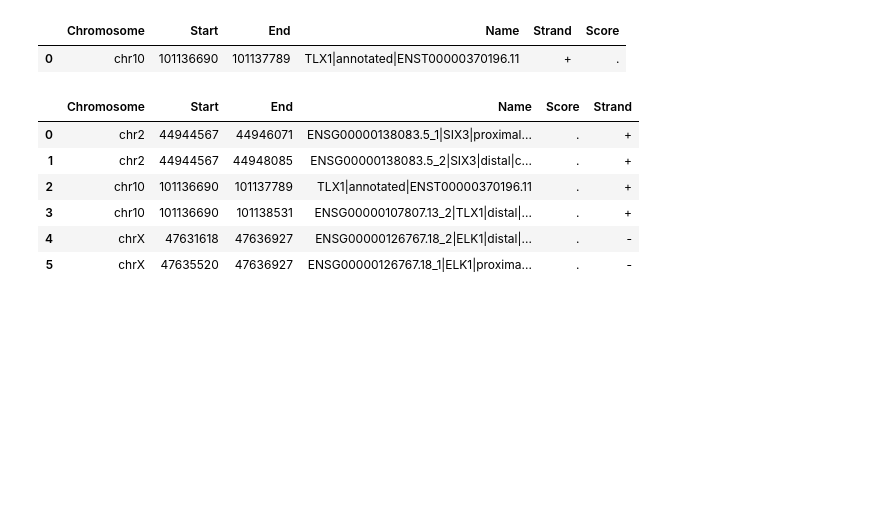
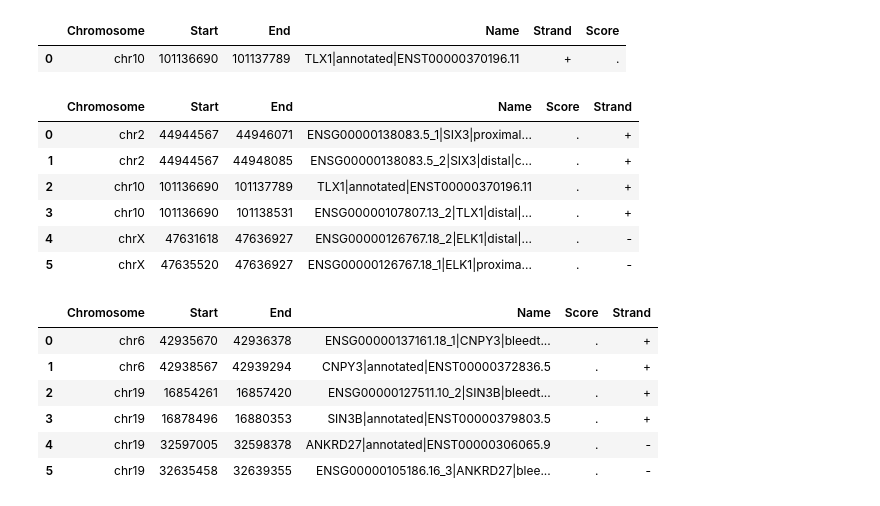
Before and after one commit to frattalab/tdp43-apa, a Jupyter notebook: wet/get_isoform_pairs_bed.ipynb, the cells around one changed output. Drawn from its saved outputs; the diff is of its cells as text; code cells hidden in the pictures; blank space fills up the shorter version.

Commit message:
output IPA pair BED file

```diff
--- a/wet/get_isoform_pairs_bed.ipynb
+++ b/wet/get_isoform_pairs_bed.ipynb
@@ -118,3 +127,17 @@ d3utr_sel
 | 5 | chrX | 47635520 | 47636927 | ENSG00000126767.18_1|ELK1|proxima... | . | - |
 # %%
 d3utr_sel.to_bed("processed/validation_region_beds/2024-04-08_cryptic_and_annotated.selected.3ext.bed")
+# %%
+## IPA events
+ipa = pr.read_bed("processed/validation_region_beds/2024-04-05_cryptic_and_annotated.ipa.bed")
+ipa_region_gns = pairs_df.loc[pairs_df.event_type == "IPA", "bed_name"].to_list()
+ipa_sel = ipa.subset(lambda df: df.Name.isin(ipa_region_gns))
+ipa_sel
+# %% [output]
+|  | Chromosome | Start | End | Name | Score | Strand |
+| 0 | chr6 | 42935670 | 42936378 | ENSG00000137161.18_1|CNPY3|bleedt... | . | + |
+| 1 | chr6 | 42938567 | 42939294 | CNPY3|annotated|ENST00000372836.5 | . | + |
+| 2 | chr19 | 16854261 | 16857420 | ENSG00000127511.10_2|SIN3B|bleedt... | . | + |
+| 3 | chr19 | 16878496 | 16880353 | SIN3B|annotated|ENST00000379803.5 | . | + |
+| 4 | chr19 | 32597005 | 32598378 | ANKRD27|annotated|ENST00000306065.9 | . | - |
+| 5 | chr19 | 32635458 | 32639355 | ENSG00000105186.16_3|ANKRD27|blee... | . | - |
```
Also changed, not shown: parts of 4 cells of this notebook, 1 other file.
